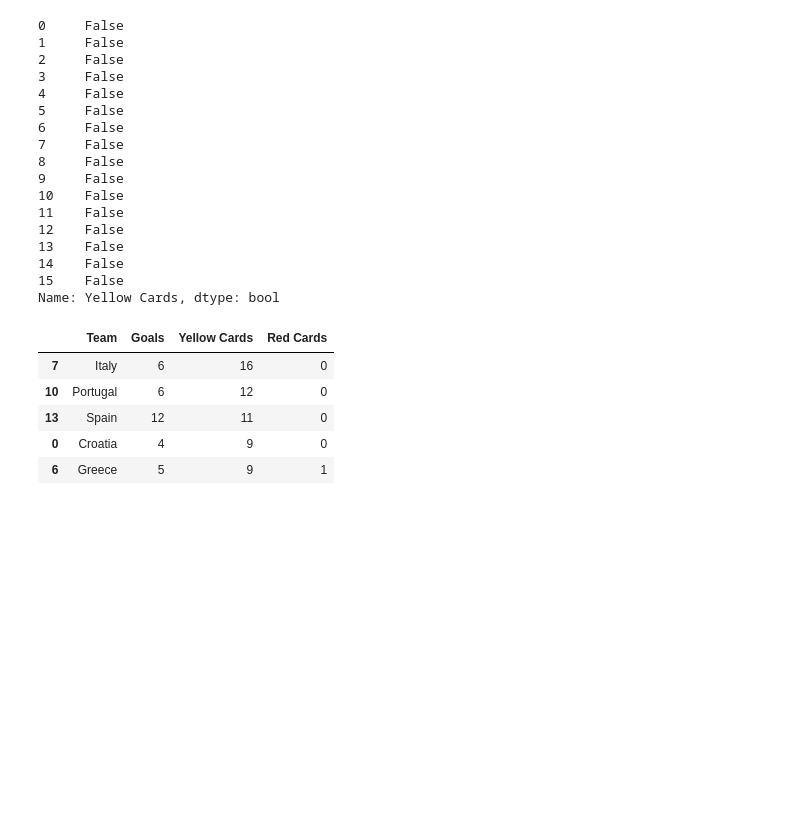
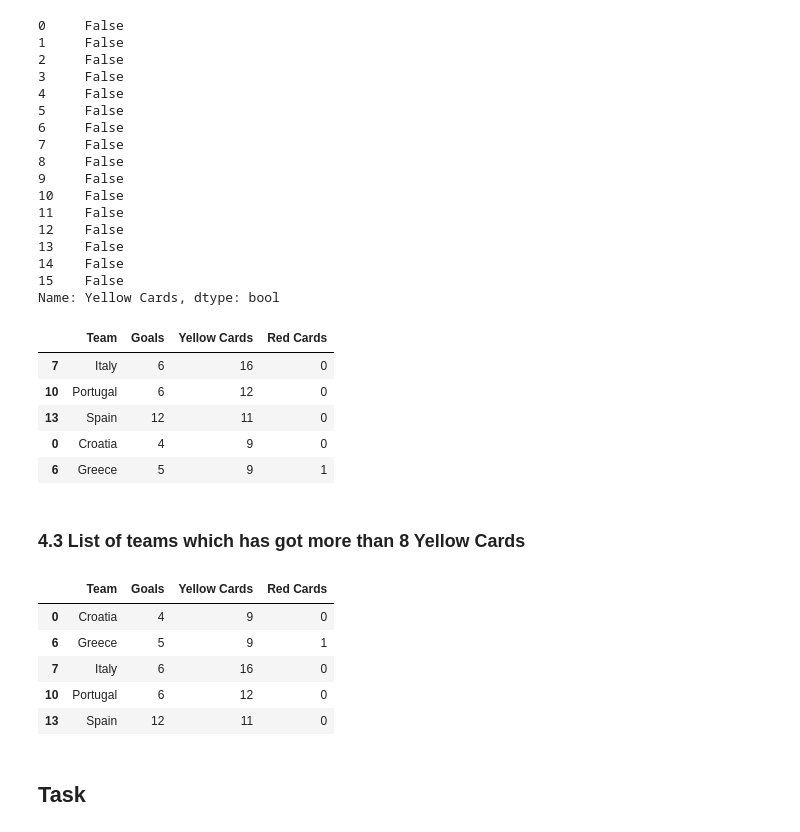
Before and after one commit to RangeshPandianPT/Data-Science_with-ML, a Jupyter notebook: Pandas_Crash_Course.ipynb, the cells around one changed output. Saved outputs shown, nothing was run; the diff lists cells and outputs as text; code cells hidden in the pictures; blank space fills up the shorter version.

```diff
--- a/Pandas_Crash_Course.ipynb
+++ b/Pandas_Crash_Course.ipynb
@@ -614,3 +614,16 @@ filtered_data.sort_values(by="Yellow Cards",ascending = False).head()
 | 13 | Spain | 12 | 11 | 0 |
 | 0 | Croatia | 4 | 9 | 0 |
 | 6 | Greece | 5 | 9 | 1 |
+# %% [markdown]
+### 4.3 List of teams which has got more than 8 Yellow Cards
+# %%
+filtered_data[filtered_data["Yellow Cards"]>=8]
+# %% [output]
+|  | Team | Goals | Yellow Cards | Red Cards |
+| 0 | Croatia | 4 | 9 | 0 |
+| 6 | Greece | 5 | 9 | 1 |
+| 7 | Italy | 6 | 16 | 0 |
+| 10 | Portugal | 6 | 12 | 0 |
+| 13 | Spain | 12 | 11 | 0 |
+# %% [markdown]
+## Task
```
Also changed, not shown: parts of 5 cells of this notebook.
